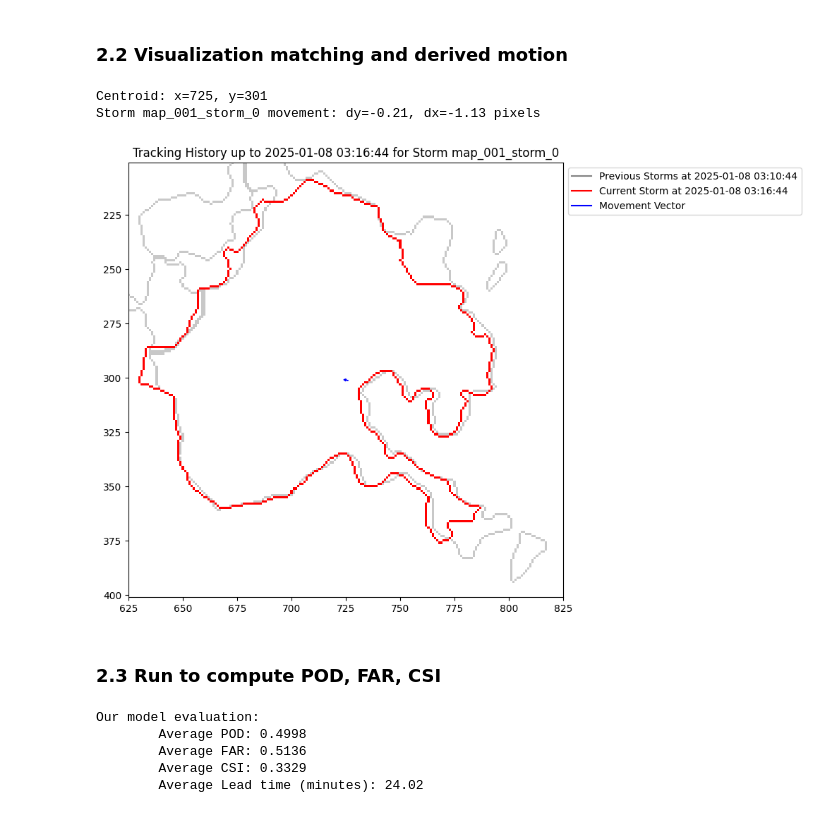
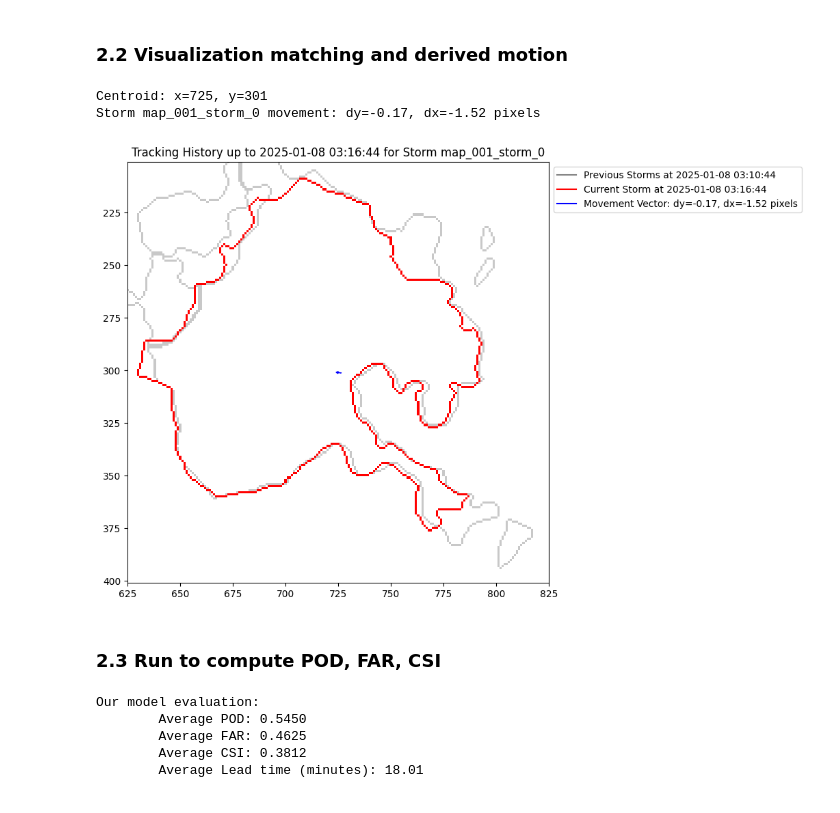
Before and after one commit to trungtranquoc/computer_vision_assignment-thunderstorm_nowcasting, a Jupyter notebook: main.ipynb, the cells around one changed output. Drawn from its saved outputs; the diff is of its cells as text; code cells hidden in the pictures.

```diff
--- a/main.ipynb
+++ b/main.ipynb
@@ -18,7 +18,7 @@ from tqdm import tqdm
 
 from src.utils import windy_preprocessing_pipeline, process_image
 
-SOURCE_PATH = "data/images/philippines_13.269_123.832"
+SOURCE_PATH = "data/images/philippines"
 img_paths = [os.path.join(SOURCE_PATH, img_name) for img_name in sorted(os.listdir(SOURCE_PATH)) if img_name.endswith('.png')][:50]
 
 dbz_maps: list[tuple[np.ndarray, datetime]] = []
@@ -32,8 +32,10 @@ print(f"Total DBZ maps processed: {len(dbz_maps)}. Shape of each DBZ map: {dbz_m
 print("-"*40)
 
 # Visualize first DBZ map
+plt.figure(figsize=(8, 6))
 plt.imshow(dbz_maps[0][0], cmap='viridis')
 plt.colorbar(label='DBZ (dBZ)')
 plt.title(f"DBZ Map - {dbz_maps[0][1]}")
+
 plt.show()
 # %% [output]
@@ -139,7 +141,7 @@ plt.show()
 import cv2
 
 identifier = MorphContourIdentifier(n_thresh=3, center_filter=10)
-model = ETitanPrecipitationModel(identifier=identifier)
+model = ETitanPrecipitationModel(identifier=identifier, trec=cotrec)
 
 train_len = 2
 for i in range(train_len):
@@ -161,36 +163,36 @@ plt.plot([], [], color='gray', label=f"Previous Storms at {prev_storms_map.time_
 curr_idx = 0
 curr_storms_map = model.storms_maps[-1]
 curr_storm = curr_storms_map.storms[curr_idx]
 
 dt = (curr_storms_map.time_frame - prev_storms_map.time_frame).seconds / 3600   # scaled to hour
 
 centroid_y, centroid_x = curr_storm.centroid
 print(f"Centroid: x={centroid_x}, y={centroid_y}")
 cv2.drawContours(blank_image, convert_polygons_to_contours([curr_storm.contour]), -1, (255, 0, 0), thickness=1)  # Draw
 
 plt.plot([], [], color='red', label=f"Current Storm at {curr_storms_map.time_frame}")
 
 # plot movement vector
 movement = curr_storm.get_movement()
 if movement is None:
     dy, dx = 0.0, 0.0
 else:
     dy, dx = movement * dt
 
 print(f"Storm {curr_storm.id} movement: dy={dy:.2f}, dx={dx:.2f} pixels")
 plt.arrow(centroid_x-dx, centroid_y-dy, dx, dy, color='blue', head_width=1, head_length=1)
-plt.plot([], [], color='blue', label=f"Movement Vector")
+plt.plot([], [], color='blue', label=f"Movement Vector: dy={dy:.2f}, dx={dx:.2f} pixels")
 
 plt.xlim(centroid_x - 100, centroid_x + 100)
 plt.ylim(centroid_y + 100, centroid_y - 100)
 plt.imshow(blank_image, cmap='grey')
 plt.title(f"Tracking History up to {curr_storms_map.time_frame} for Storm {curr_storm.id}")
 plt.legend(loc='upper left', bbox_to_anchor=(1.0, 1.0))
 plt.show()
 # %% [output]
 Centroid: x=725, y=301
-Storm map_001_storm_0 movement: dy=-0.21, dx=-1.13 pixels
+Storm map_001_storm_0 movement: dy=-0.17, dx=-1.52 pixels
-[figure, old version]
+[figure, new version]
 # %% [markdown]
 ### 2.3 Run to compute POD, FAR, CSI
 # %%
@@ -215,10 +217,11 @@ class PredictionBenchmarkModel:
         self.fars.append(far_score(actual_storms_map, predicted_storms_map))
         self.csis.append(csi_score(actual_storms_map, predicted_storms_map))
 
-PREDICT_FORWARD_STEPS = 3                           # 1 hour ahead
+PREDICT_FORWARD_STEPS = 2                           # 1 hour ahead
 SLOW_START_STEPS = 10
 
-model = ETitanPrecipitationModel(identifier=MorphContourIdentifier(n_thresh=3, center_filter=10))
+model = ETitanPrecipitationModel(
+    identifier=MorphContourIdentifier(n_thresh=3, center_filter=10), trec=mtrec)
 temp_storm_map = storms_maps
 
 ours_model_evaluation = PredictionBenchmarkModel()
@@ -237,7 +240,7 @@ for curr_map, future_map in tqdm(list(zip(temp_storm_map[SLOW_START_STEPS:], tem
     lead_times.append(dt * 60)  # Convert hours to minutes
 
     # Update new map into knowledge
-    model.processing_map(curr_map)  # Update model with the current map
+    model.processing_map(curr_map)           # Update model with the current map
 
 print("Our model evaluation:")
 print(f"\tAverage POD: {np.mean(ours_model_evaluation.pods):.4f}")
@@ -246,7 +249,7 @@ print(f"\tAverage CSI: {np.mean(ours_model_evaluation.csis):.4f}")
 print(f"\tAverage Lead time (minutes): {np.mean(lead_times):.2f}")
 # %% [output]
 Our model evaluation:
-        Average POD: 0.4998
-        Average FAR: 0.5136
-        Average CSI: 0.3329
-        Average Lead time (minutes): 24.02
+        Average POD: 0.5450
+        Average FAR: 0.4625
+        Average CSI: 0.3812
+        Average Lead time (minutes): 18.01
```
Also changed, not shown: parts of 2 cells of this notebook, 8 other files.
